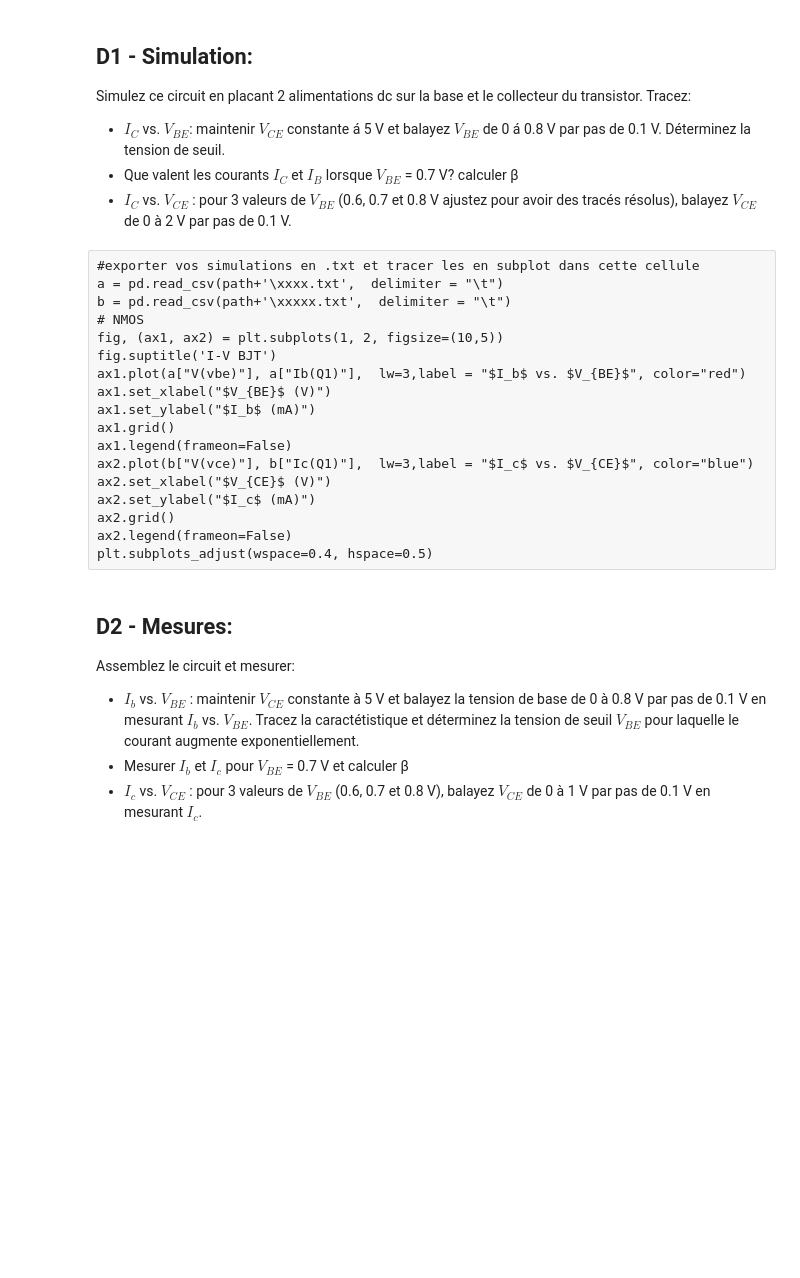
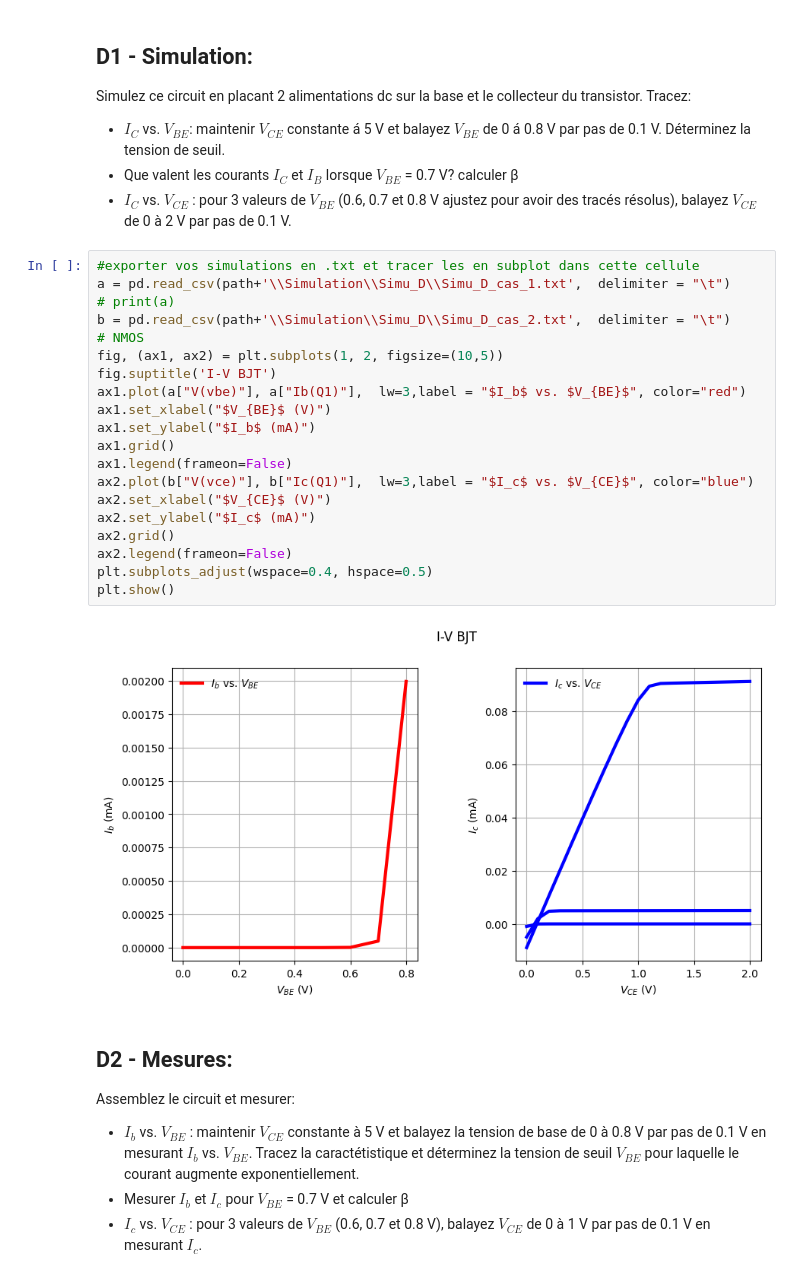
Before and after one commit to Darkzveller/EI-3_TP_conception_micro_electronique, a Jupyter notebook: Sujet_TP_YEK/TP_composants_et_circuits_microélectroniques_2026.ipynb, the cells around one changed output. Cells and saved outputs as stored; diff of their text form; blank space fills up the shorter version.

Commit message:
Simu D fait

```diff
--- a/Sujet_TP_YEK/TP_composants_et_circuits_microélectroniques_2026.ipynb
+++ b/Sujet_TP_YEK/TP_composants_et_circuits_microélectroniques_2026.ipynb
@@ -560,24 +474,28 @@ Simulez ce circuit en placant 2 alimentations dc sur la base et le collecteur du
 - $I_C$ vs. $V_{BE}$: maintenir  $V_{CE}$ constante á 5 V et balayez $V_{BE}$ de 0 á 0.8 V par pas de 0.1 V. Déterminez la tension de seuil.
 - Que valent les courants $I_C$ et $I_B$ lorsque  $V_{BE}$ = 0.7 V? calculer β
 - $I_C$ vs. $V_{CE}$ : pour 3 valeurs de  $V_{BE}$ (0.6, 0.7 et 0.8 V ajustez pour avoir des tracés résolus), balayez $V_{CE}$ de 0 à 2 V par pas de 0.1 V.
-# %% [raw]
-#exporter vos simulations en .txt et tracer les en subplot dans cette cellule
-a = pd.read_csv(path+'\xxxx.txt',  delimiter = "\t")
-b = pd.read_csv(path+'\xxxxx.txt',  delimiter = "\t")
-# NMOS
-fig, (ax1, ax2) = plt.subplots(1, 2, figsize=(10,5))
-fig.suptitle('I-V BJT')
-ax1.plot(a["V(vbe)"], a["Ib(Q1)"],  lw=3,label = "$I_b$ vs. $V_{BE}$", color="red")
-ax1.set_xlabel("$V_{BE}$ (V)")
-ax1.set_ylabel("$I_b$ (mA)")
-ax1.grid()
-ax1.legend(frameon=False)
-ax2.plot(b["V(vce)"], b["Ic(Q1)"],  lw=3,label = "$I_c$ vs. $V_{CE}$", color="blue")
-ax2.set_xlabel("$V_{CE}$ (V)")
-ax2.set_ylabel("$I_c$ (mA)")
-ax2.grid()
-ax2.legend(frameon=False)
-plt.subplots_adjust(wspace=0.4, hspace=0.5)
+# %%
+#exporter vos simulations en .txt et tracer les en subplot dans cette cellule
+a = pd.read_csv(path+'\\Simulation\\Simu_D\\Simu_D_cas_1.txt',  delimiter = "\t")
+# print(a)
+b = pd.read_csv(path+'\\Simulation\\Simu_D\\Simu_D_cas_2.txt',  delimiter = "\t")
+# NMOS
+fig, (ax1, ax2) = plt.subplots(1, 2, figsize=(10,5))
+fig.suptitle('I-V BJT')
+ax1.plot(a["V(vbe)"], a["Ib(Q1)"],  lw=3,label = "$I_b$ vs. $V_{BE}$", color="red")
+ax1.set_xlabel("$V_{BE}$ (V)")
+ax1.set_ylabel("$I_b$ (mA)")
+ax1.grid()
+ax1.legend(frameon=False)
+ax2.plot(b["V(vce)"], b["Ic(Q1)"],  lw=3,label = "$I_c$ vs. $V_{CE}$", color="blue")
+ax2.set_xlabel("$V_{CE}$ (V)")
+ax2.set_ylabel("$I_c$ (mA)")
+ax2.grid()
+ax2.legend(frameon=False)
+plt.subplots_adjust(wspace=0.4, hspace=0.5)
+plt.show()
+# %% [output]
+[figure, added]
 # %% [markdown]
 ## **D2 - Mesures**:
 Assemblez le circuit et mesurer:
```
Also changed, not shown: parts of 7 cells of this notebook, 13 other files.
